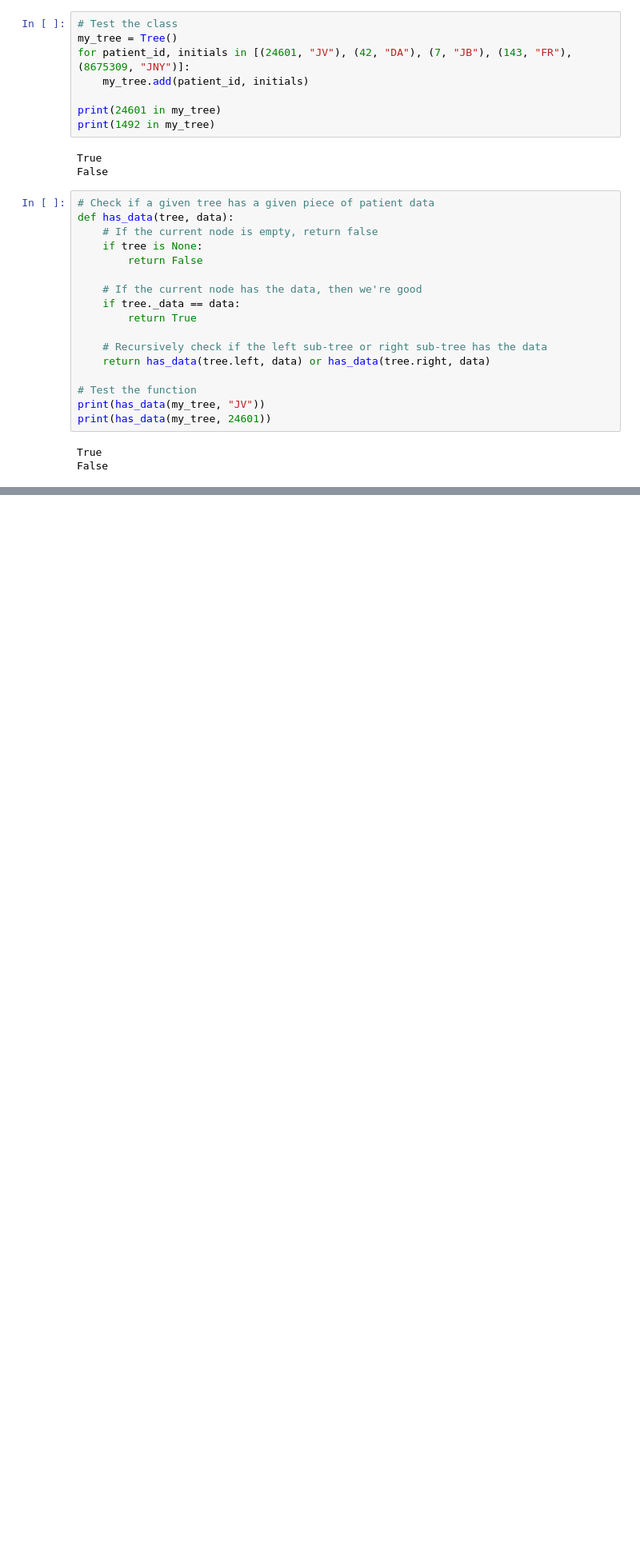
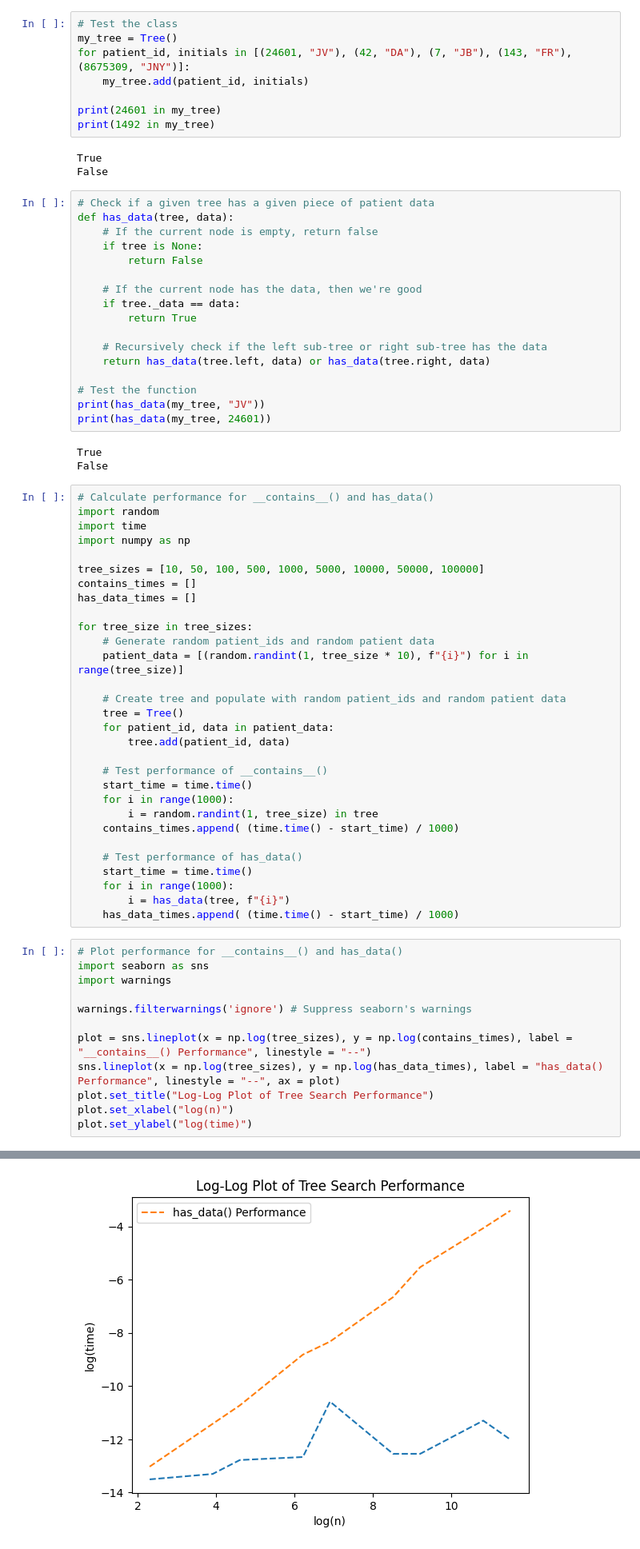
Before and after one commit to kevinwjin/cbb634, a Jupyter notebook: pset_2/exercise_3.ipynb, the cells around one changed output, grey strips where cells are left out. Shown at 80% size. Drawn from its saved outputs; the diff is of its cells as text; blank space fills up the shorter version.

```diff
--- a/pset_2/exercise_3.ipynb
+++ b/pset_2/exercise_3.ipynb
@@ -69,3 +69,46 @@ print(has_data(my_tree, 24601))
 # %% [output]
 True
 False
+# %%
+# Calculate performance for __contains__() and has_data()
+import random
+import time
+import numpy as np
+
+tree_sizes = [10, 50, 100, 500, 1000, 5000, 10000, 50000, 100000]
+contains_times = []
+has_data_times = []
+
+for tree_size in tree_sizes:
+    # Generate random patient_ids and random patient data
+    patient_data = [(random.randint(1, tree_size * 10), f"{i}") for i in range(tree_size)]
+
+    # Create tree and populate with random patient_ids and random patient data
+    tree = Tree()
+    for patient_id, data in patient_data:
+        tree.add(patient_id, data)
+
+    # Test performance of __contains__()
+    start_time = time.time()
+    for i in range(1000):
+        i = random.randint(1, tree_size) in tree
+    contains_times.append( (time.time() - start_time) / 1000)
+
+    # Test performance of has_data()
+    start_time = time.time()
+    for i in range(1000):
+        i = has_data(tree, f"{i}")
+    has_data_times.append( (time.time() - start_time) / 1000)
+# %%
+# Plot performance for __contains__() and has_data()
+import seaborn as sns
+import warnings
+
+warnings.filterwarnings('ignore') # Suppress seaborn's warnings
+
+plot = sns.lineplot(x = np.log(tree_sizes), y = np.log(contains_times), label = "__contains__() Performance", linestyle = "--")
+sns.lineplot(x = np.log(tree_sizes), y = np.log(has_data_times), label = "has_data() Performance", linestyle = "--", ax = plot)
+plot.set_title("Log-Log Plot of Tree Search Performance")
+plot.set_xlabel("log(n)")
+plot.set_ylabel("log(time)")
+# %% [output]
@@ -71,0 +116 @@ False
+[figure, added]
```
Also changed, not shown: parts of 3 cells of this notebook.
